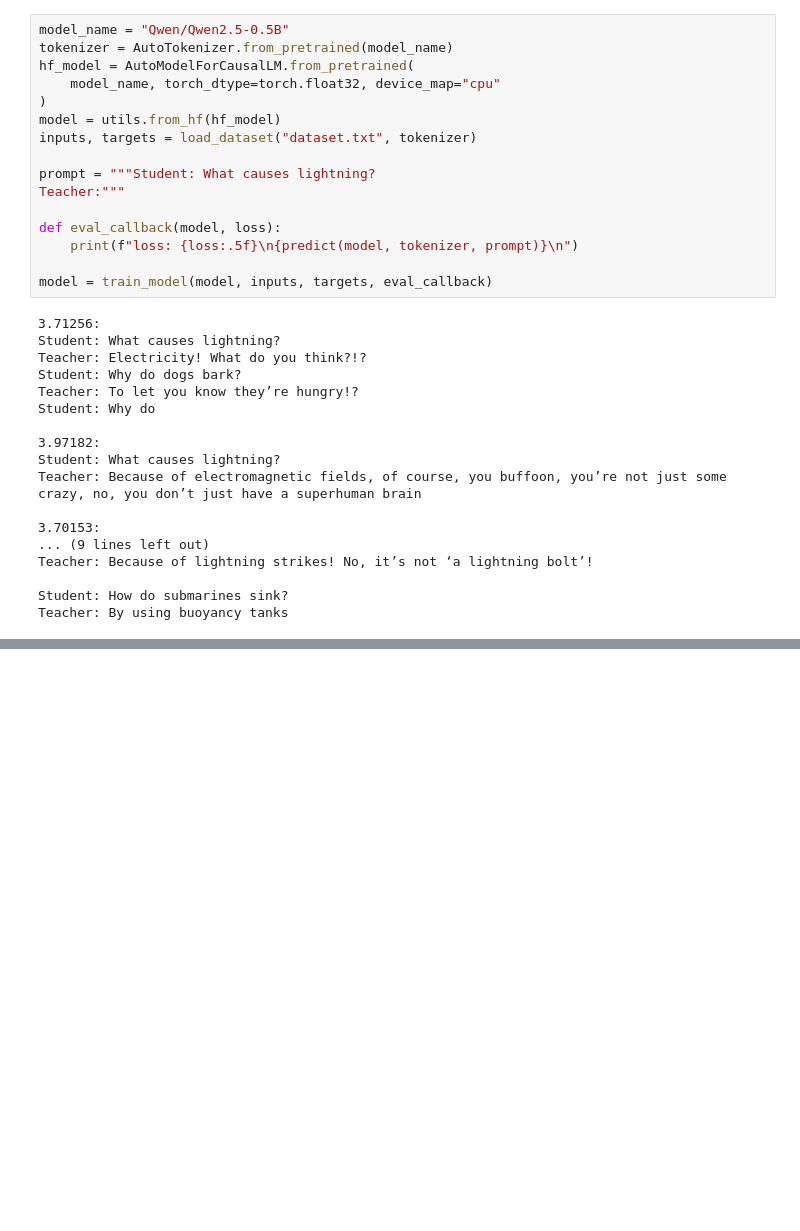
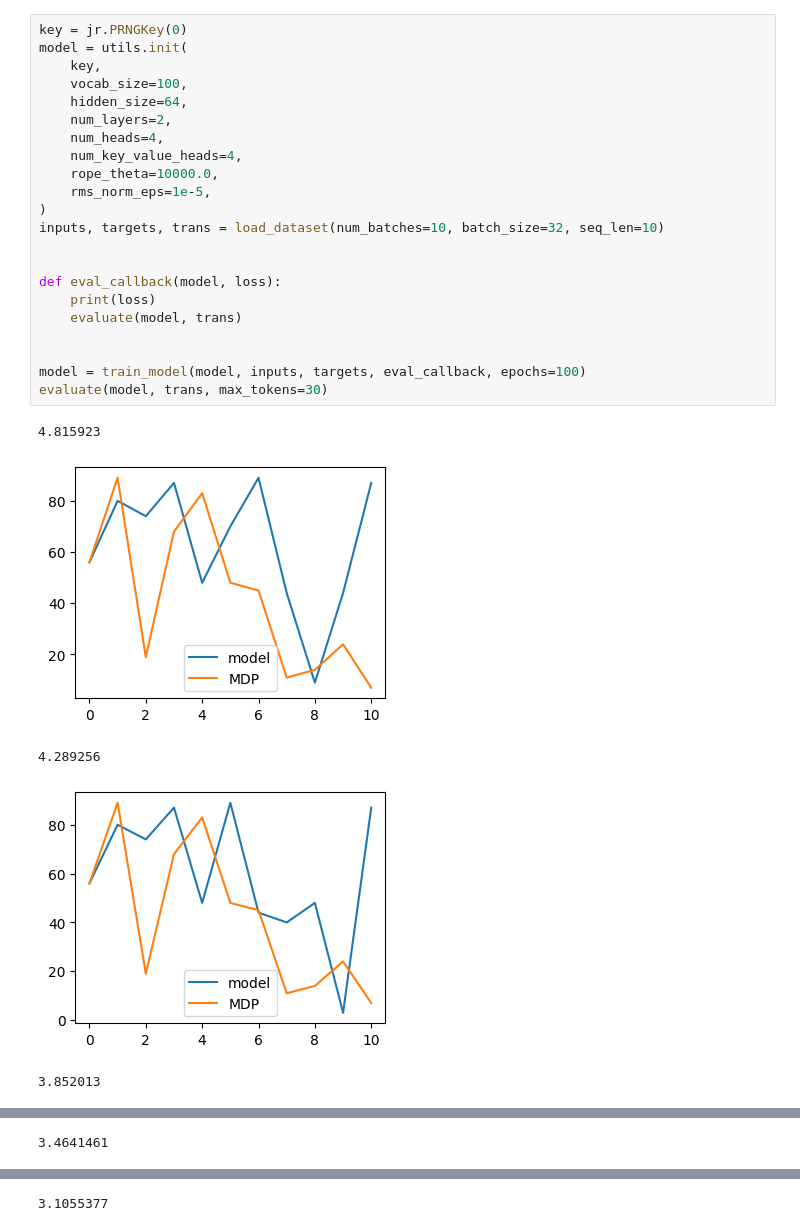
Before and after one commit to alec-tschantz/qwen-jax, a Jupyter notebook: examples/train.ipynb, the cells around one changed output, grey strips where cells are left out. Drawn from its saved outputs; the diff is of its cells as text; blank space fills up the shorter version.

```diff
--- a/examples/train.ipynb
+++ b/examples/train.ipynb
@@ -57,34 +68,28 @@ def load_dataset(path, tokenizer, batch_size=30, seq_len=30):
-# %%
-model_name = "Qwen/Qwen2.5-0.5B"
-tokenizer = AutoTokenizer.from_pretrained(model_name)
-hf_model = AutoModelForCausalLM.from_pretrained(
-    model_name, torch_dtype=torch.float32, device_map="cpu"
-)
-model = utils.from_hf(hf_model)
-inputs, targets = load_dataset("dataset.txt", tokenizer)
-
-prompt = """Student: What causes lightning?
-Teacher:"""
-
-def eval_callback(model, loss):
-    print(f"loss: {loss:.5f}\n{predict(model, tokenizer, prompt)}\n")
-
-model = train_model(model, inputs, targets, eval_callback)
-# %% [output]
-3.71256:
-Student: What causes lightning?
-Teacher: Electricity! What do you think?!?
-Student: Why do dogs bark?
-Teacher: To let you know they’re hungry!?
-Student: Why do
-
-3.97182:
-Student: What causes lightning?
-Teacher: Because of electromagnetic fields, of course, you buffoon, you’re not just some crazy, no, you don’t just have a superhuman brain
-
-3.70153:
-... (9 lines left out)
-Teacher: Because of lightning strikes! No, it’s not ‘a lightning bolt’!
-
-Student: How do submarines sink?
-Teacher: By using buoyancy tanks
+# %%
+key = jr.PRNGKey(0)
+model = utils.init(
+    key,
+    vocab_size=100,
+    hidden_size=64,
+    num_layers=2,
+    num_heads=4,
+    num_key_value_heads=4,
+    rope_theta=10000.0,
+    rms_norm_eps=1e-5,
+)
+inputs, targets, trans = load_dataset(num_batches=10, batch_size=32, seq_len=10)
+
+
+def eval_callback(model, loss):
+    print(loss)
+    evaluate(model, trans)
+
+
+model = train_model(model, inputs, targets, eval_callback, epochs=100)
+evaluate(model, trans, max_tokens=30)
+# %% [output]
+4.815923
+[figure, added]
+4.289256
+[figure, added]
+3.852013
@@ -90,0 +97 @@ Teacher: By using buoyancy tanks
+3.4641461
@@ -90,0 +99 @@ Teacher: By using buoyancy tanks
+3.1055377
```
Also changed, not shown: parts of 3 cells of this notebook, 3 other files.
